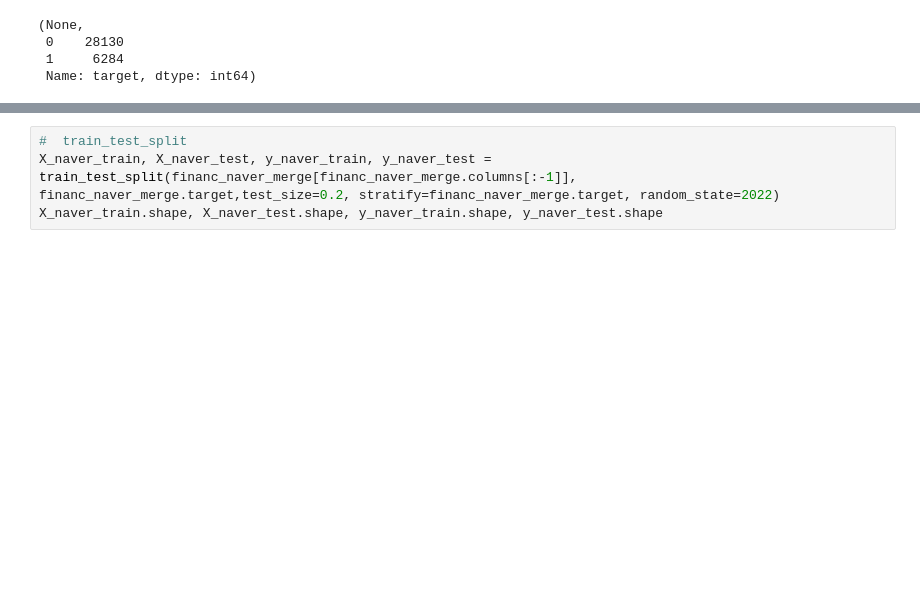
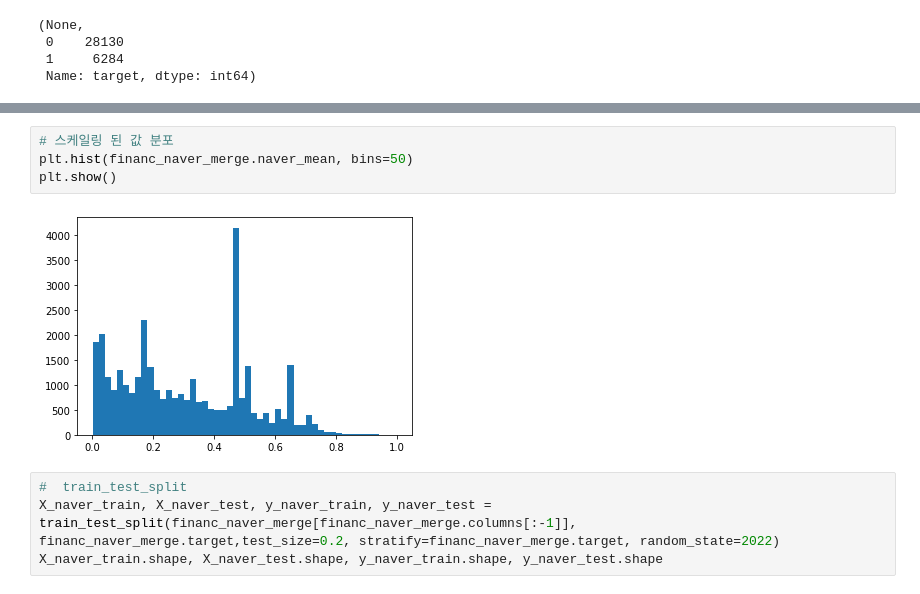
Before and after one commit to Numble2022/ACSM, a Jupyter notebook: naver_datalab_trend/rfa_naver_trend_based_on_active_output.ipynb, the cells around one changed output, grey strips where cells are left out. Drawn from its saved outputs; the diff is of its cells as text; blank space fills up the shorter version.

```diff
--- a/naver_datalab_trend/rfa_naver_trend_based_on_active_output.ipynb
+++ b/naver_datalab_trend/rfa_naver_trend_based_on_active_output.ipynb
@@ -239,3 +264,9 @@ memory usage: 12.3+ MB
+# %%
+# 스케일링 된 값 분포
+plt.hist(financ_naver_merge.naver_mean, bins=50)
+plt.show()
+# %% [output]
+[figure, added]
 # %%
 #  train_test_split
 X_naver_train, X_naver_test, y_naver_train, y_naver_test = train_test_split(financ_naver_merge[financ_naver_merge.columns[:-1]], financ_naver_merge.target,test_size=0.2, stratify=financ_naver_merge.target, random_state=2022)
```
Also changed, not shown: parts of 3 cells of this notebook.
